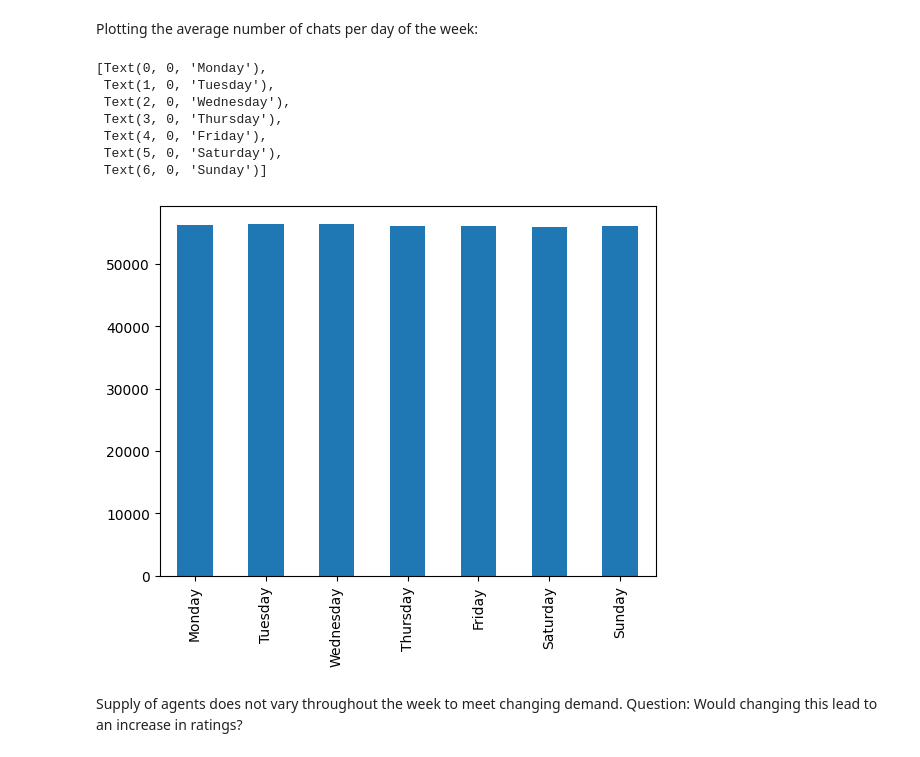
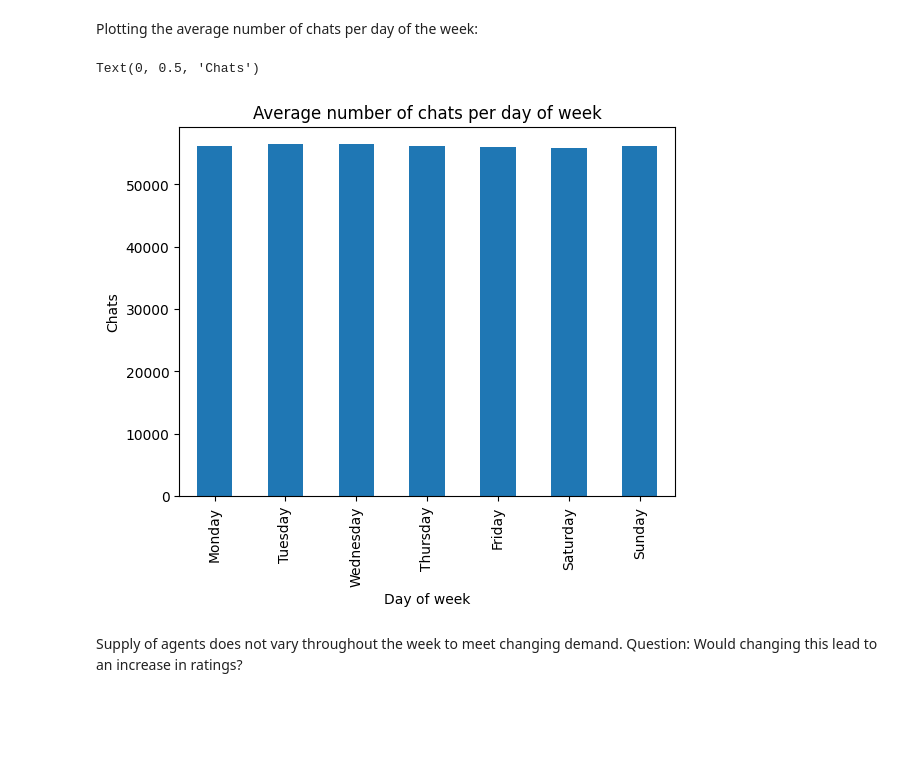
Before and after one commit to matt2904/tech_test_matthew_wincott, a Jupyter notebook: tech_test_matthew_wincott.ipynb, the cells around one changed output. Saved outputs shown, nothing was run; the diff lists cells and outputs as text; code cells hidden in the pictures; blank space fills up the shorter version.

```diff
--- a/tech_test_matthew_wincott.ipynb
+++ b/tech_test_matthew_wincott.ipynb
@@ -414,15 +426,12 @@ Wednesday sees the longest average wait time, whilst Saturday sees the shortest.
 Plotting the average number of chats per day of the week:
 # %%
 df["day_code"].value_counts().sort_index().plot(kind='bar').set_xticklabels(daysofweek)
+plt.title('Average number of chats per day of week')
+plt.xlabel('Day of week')
+plt.ylabel('Chats')
 # %% [output]
-[Text(0, 0, 'Monday'),
- Text(1, 0, 'Tuesday'),
- Text(2, 0, 'Wednesday'),
- Text(3, 0, 'Thursday'),
- Text(4, 0, 'Friday'),
- Text(5, 0, 'Saturday'),
- Text(6, 0, 'Sunday')]
+Text(0, 0.5, 'Chats')
-[figure, old version]
+[figure, new version]
 # %% [markdown]
 Supply of agents does not vary throughout the week to meet changing demand. Question: Would changing this lead to an increase in ratings?
 # %% [markdown]
```
Also changed, not shown: parts of 11 cells of this notebook.
